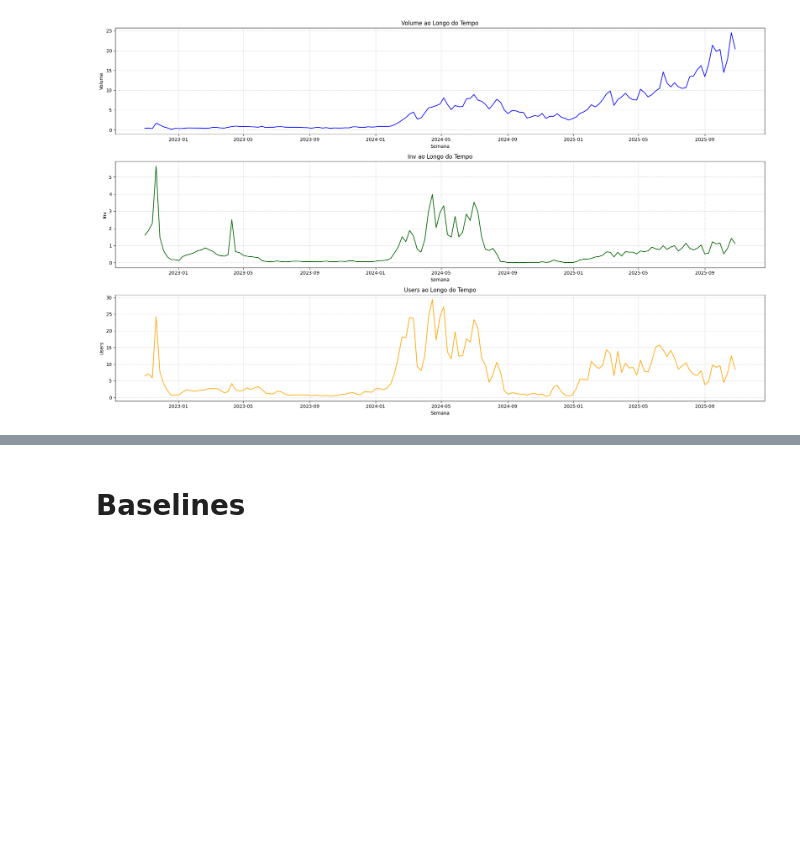
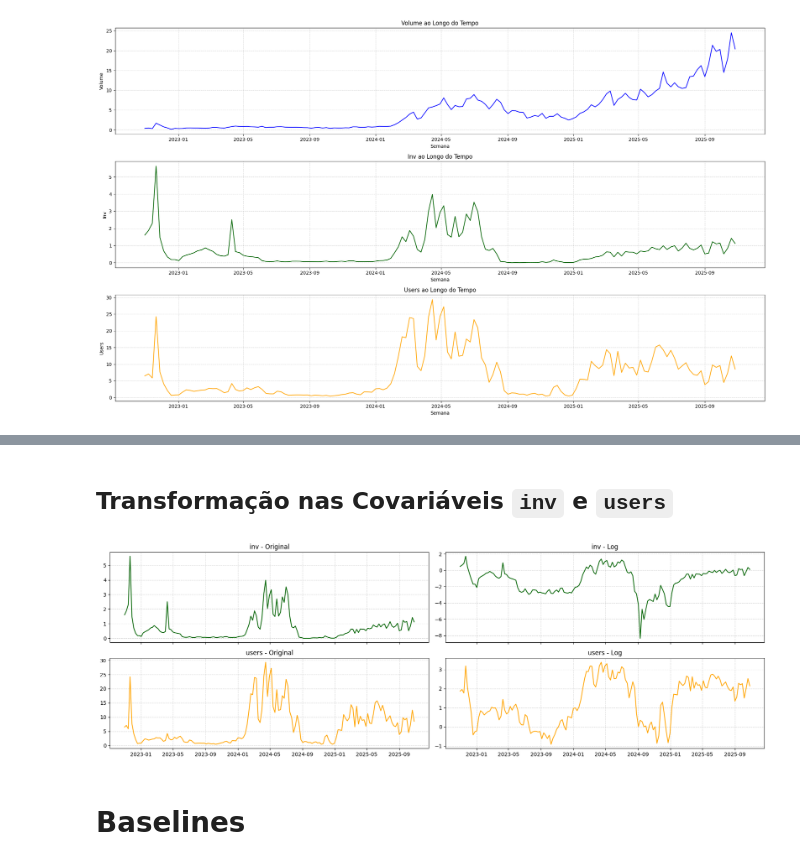
Before and after one commit to GuilhermeCastilho02/Series-Temporais-A2, a Jupyter notebook: trabalho_a2.ipynb, the cells around one changed output, grey strips where cells are left out. Drawn from its saved outputs; the diff is of its cells as text; code cells hidden in the pictures; blank space fills up the shorter version.

```diff
--- a/trabalho_a2.ipynb
+++ b/trabalho_a2.ipynb
@@ -100,3 +136,33 @@ plt.show()
+# %% [markdown]
+## Transformação nas Covariáveis `inv` e `users`
+# %%
+# Transformação log (usando log1p para evitar problemas com valores iguais a zero)
+prison["inv_log"] = np.log(prison["inv"])
+prison["users_log"] = np.log(prison["users"])
+
+# Comparando original x log-transformada
+fig, axes = plt.subplots(2, 2, figsize=(18, 6), sharex=True)
+
+axes[0, 0].plot(prison.index, prison["inv"], color="darkgreen")
+axes[0, 0].set_title("inv - Original")
+axes[0, 0].grid(True, linestyle="--", alpha=0.5)
+
+axes[0, 1].plot(prison.index, prison["inv_log"], color="darkgreen")
+axes[0, 1].set_title("inv - Log")
+axes[0, 1].grid(True, linestyle="--", alpha=0.5)
+
+axes[1, 0].plot(prison.index, prison["users"], color="orange")
+axes[1, 0].set_title("users - Original")
+axes[1, 0].grid(True, linestyle="--", alpha=0.5)
+
+axes[1, 1].plot(prison.index, prison["users_log"], color="orange")
+axes[1, 1].set_title("users - Log")
+axes[1, 1].grid(True, linestyle="--", alpha=0.5)
+
+plt.tight_layout()
+plt.show()
+# %% [output]
+[figure, added]
 # %% [markdown]
 # Baselines
 # %%
```
Also changed, not shown: parts of 10 cells of this notebook.
